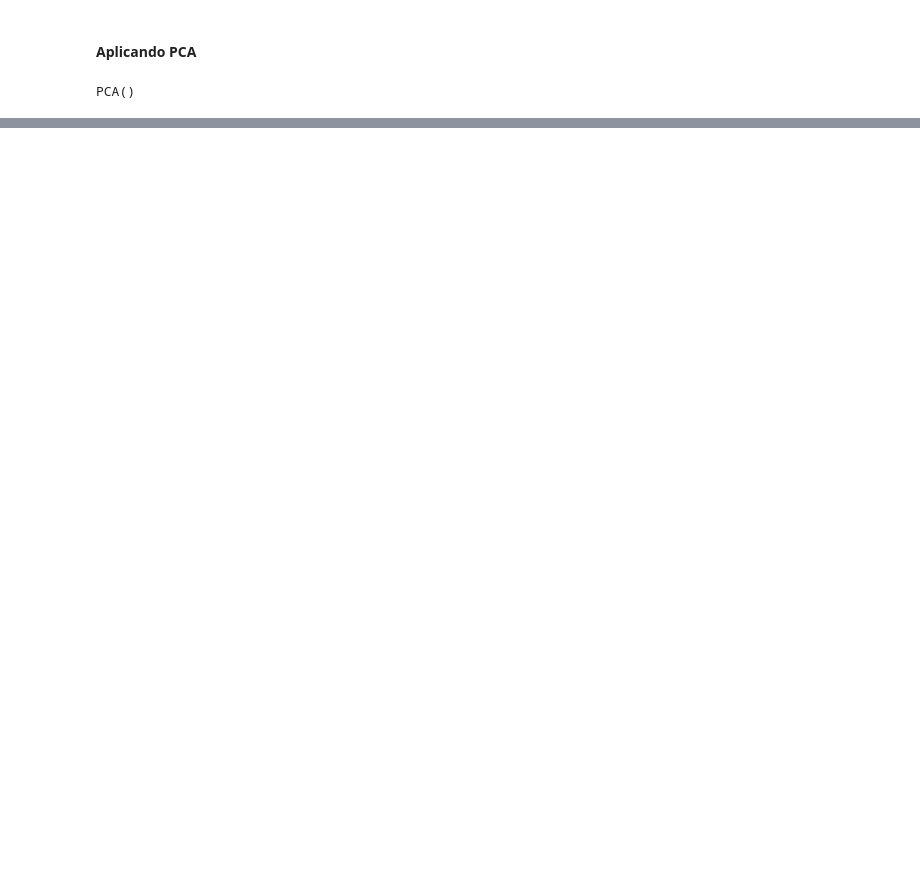
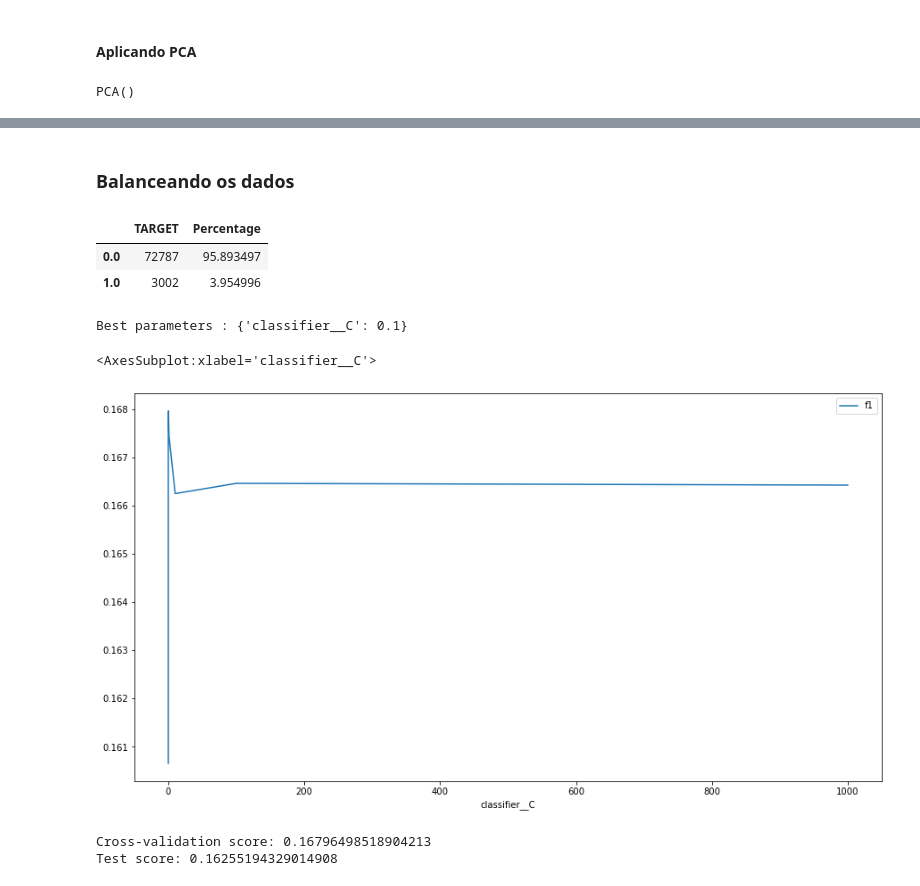
Before and after one commit to eduardobaratela/Data-Master, a Jupyter notebook: Untitled.ipynb, the cells around one changed output, grey strips where cells are left out. Saved outputs shown, nothing was run; the diff lists cells and outputs as text; code cells hidden in the pictures; blank space fills up the shorter version.

Commit message:
pca finalizado e primeira versão da pipeline implementada

```diff
--- a/Untitled.ipynb
+++ b/Untitled.ipynb
@@ -229,0 +287,5 @@ plt.show()
+# %%
+cumsum = np.cumsum(pca.explained_variance_ratio_)
+
+d = np.argmax(cumsum >= 0.9) + 1
+d
@@ -229,0 +294,7 @@ plt.show()
+# %%
+pca = PCA(n_components=d)
+pca.fit(XScaled)
+
+X_pca = pca.fit_transform(XScaled)
+pca_df = pd.DataFrame(data = X_pca, columns=labels)
+pca_df['TARGET'] = y
@@ -229,0 +333,62 @@ plt.show()
+# %% [markdown]
+### Balanceando os dados
+# %%
+#proporção da target
+
+pct = pd.DataFrame(pca_df['TARGET'].value_counts())
+pct['Percentage'] = 100*pct['TARGET']/pca_df.shape[0]
+pct
+# %% [output]
+|  | TARGET | Percentage |
+| 0.0 | 72787 | 95.893497 |
+| 1.0 | 3002 | 3.954996 |
+# %%
+# Usando o método de Oversamplig SMOTE, aplicando um cross validation
+
+#Separa treino e teste
+X_train, X_test, y_train, y_test = train_test_split(X_pca,
+                                                    y,
+                                                    test_size=0.3,
+                                                    stratify=y,
+                                                    random_state=12)
+
+
+#monta a pipeline para aplicar no cross-validation
+pipeline = Pipeline(steps = [['smote', SMOTE(random_state=12)],
+                                ['classifier', LogisticRegression(random_state=12,
+                                                                  max_iter=1000)]])
+
+stratified_kfold = StratifiedKFold(n_splits=3,
+                                       shuffle=True,
+                                       random_state=12)
+
+weights = [0.001, 0.01, 0.1, 1, 10, 100, 1000]
+
+param_grid = {'classifier__C': weights}
+grid_search = GridSearchCV(estimator=pipeline,
+                           param_grid=param_grid,
+                           scoring='f1',
+                           cv=stratified_kfold,
+                           n_jobs=-1)
+
+grid_search.fit(X_train, y_train)
+
+print("Best parameters : %s" % grid_search.best_params_)
+weight_f1_score_df = pd.DataFrame({'f1': grid_search.cv_results_['mean_test_score'],
+                                   'classifier__C': weights })
+weight_f1_score_df.plot(x='classifier__C')
+
+#cv_score = grid_search.best_score_
+#test_score = grid_search.score(X_test, y_test)
+#print(f'Cross-validation score: {cv_score}\nTest score: {test_score}')
+# %% [output]
+Best parameters : {'classifier__C': 0.1}
+<AxesSubplot:xlabel='classifier__C'>
+[figure, added]
+# %%
+cv_score = grid_search.best_score_
+test_score = grid_search.score(X_test, y_test)
+print(f'Cross-validation score: {cv_score}\nTest score: {test_score}')
+# %% [output]
+Cross-validation score: 0.16796498518904213
+Test score: 0.16255194329014908
```
Also changed, not shown: parts of 12 cells of this notebook.
